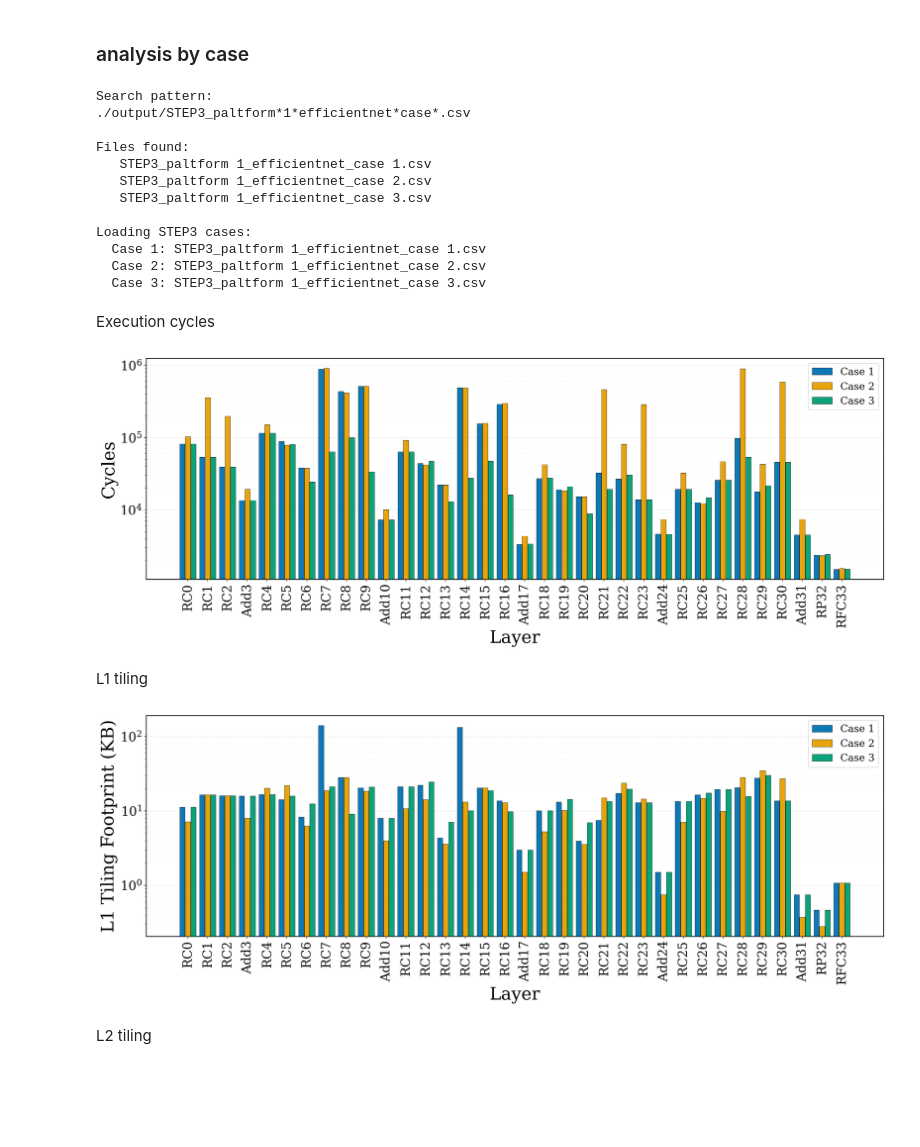
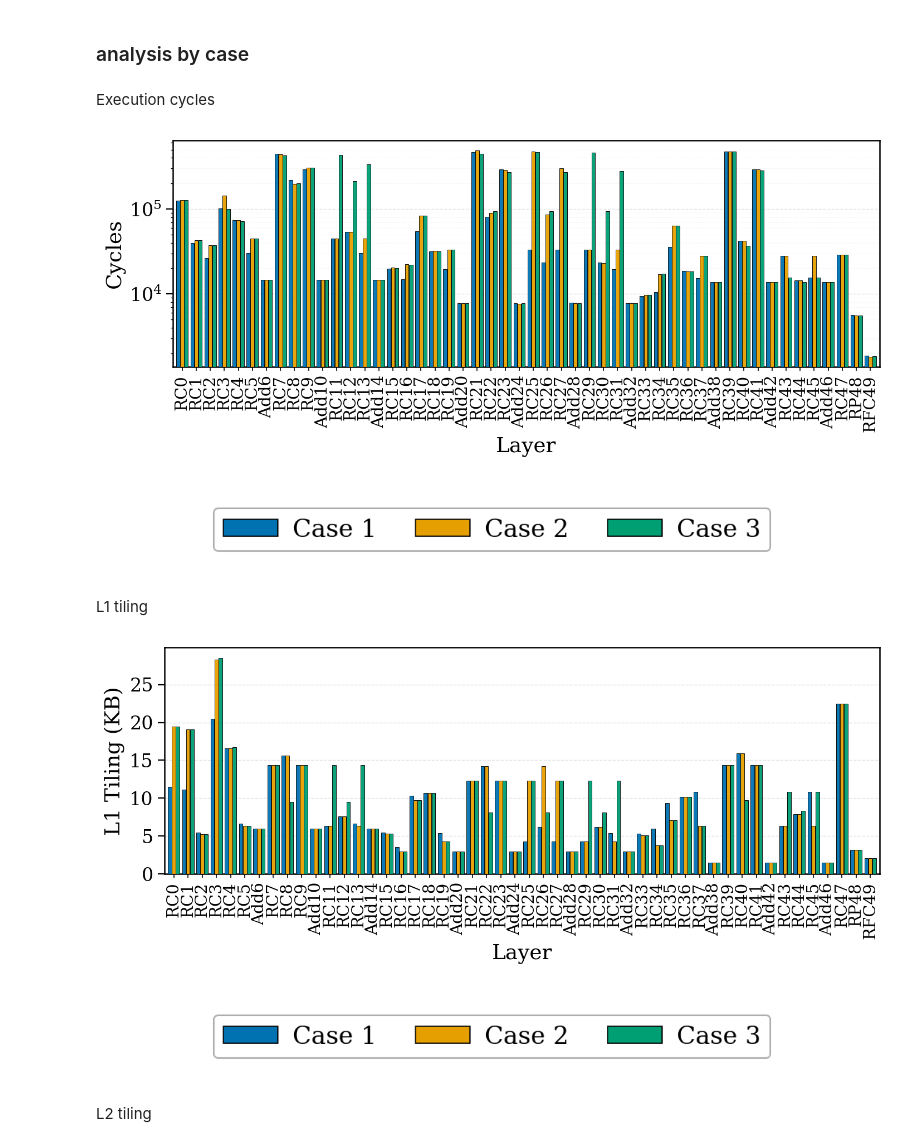
Before and after one commit to balditommaso/mixed-precision-dory, a Jupyter notebook: notebooks/plot.ipynb, the cells around one changed output. Saved outputs shown, nothing was run; the diff lists cells and outputs as text; code cells hidden in the pictures; blank space fills up the shorter version.

```diff
--- a/notebooks/plot.ipynb
+++ b/notebooks/plot.ipynb
@@ -27,10 +29,10 @@ from matplotlib.patches import Patch
 BYTES_PER_KB = 1024.0
 SAVE_FIGURES = False
 
-LABEL_FONT_SIZE = 28
-TICK_FONT_SIZE = 20
-X_TICK_FONT_SIZE = 20
-LEGEND_FONT_SIZE = 16
+LABEL_FONT_SIZE = 32
+TICK_FONT_SIZE = 24
+X_TICK_FONT_SIZE = 28
+LEGEND_FONT_SIZE = 26
 
 plt.rcParams.update({
     "font.family": "serif",
@@ -66,10 +68,10 @@ model_alias = {
 ## Implementation-aware analysis
 # %%
 
-model_name = "efficientnet"
+model_name = "mobilenet_v1"
 pattern = f"./output/STEP1_{model_name}_*.csv"
 
-FIGURE_SIZE = (15, 10)
+FIGURE_SIZE = (20, 8)
 
 
 # ================================================================
@@ -89,7 +91,7 @@ IMPLEMENTATION_STYLES = {
         "label": "Thresholds",
     },
     "lut+thresholds": {
-        "hatch": "xx",         # instead of "///xxx"
+        "hatch": "x",         # instead of "///xxx"
         "label": "LUT + Thresholds",
     },
 }
@@ -692,5 +670,15 @@ plt.close(fig)
 # %% [markdown]
 ## Platform-aware analysis
+# %%
+model_name = "shufflenet"
+platform = 1
+case_number = 1
+FIGURE_SIZE = (10, 4.5)
+
+LABEL_FONT_SIZE = 18
+TICK_FONT_SIZE = 14
+X_TICK_FONT_SIZE = 14
+LEGEND_FONT_SIZE = 16
 # %% [markdown]
 ### plot setup
 # %%
@@ -1194,42 +1276,21 @@ Loaded Platform 3: STEP3_paltform 3_efficientnet_case 1.csv
 # %% [markdown]
 ### analysis by case
-# %%
-model_name = "efficientnet"
-platform = 1
-
-dataframes, case_labels = load_step3_cases(
-    model_name=model_name,
-    platform=platform,
-    output_dir="./output"
-)
-# %% [output]
-Search pattern:
-./output/STEP3_paltform*1*efficientnet*case*.csv
-
-Files found:
-   STEP3_paltform 1_efficientnet_case 1.csv
-   STEP3_paltform 1_efficientnet_case 2.csv
-   STEP3_paltform 1_efficientnet_case 3.csv
-
-Loading STEP3 cases:
-  Case 1: STEP3_paltform 1_efficientnet_case 1.csv
-  Case 2: STEP3_paltform 1_efficientnet_case 2.csv
-  Case 3: STEP3_paltform 1_efficientnet_case 3.csv
 # %% [markdown]
 Execution cycles
 # %%
 plot_cases(
     dataframes=dataframes,
     case_labels=case_labels,
     layer_column="layer_name",
     value_column="num_cycles",
     ylabel="Cycles",
     log_scale=True,
-    figsize=(18, 7),
-    save_path=None
+    figsize=FIGURE_SIZE,
+    save_path=f"./output/images/{model_name}-plt-{platform}-by-case-cycles.pdf"
 )
 # %% [output]
-[figure, old version]
+[figure, new version]
+[figure, added]
 # %% [markdown]
 L1 tiling
 # %%
@@ -1238,14 +1299,15 @@ plot_cases(
     case_labels=case_labels,
     layer_column="layer_name",
     value_column="L1_tiling",
-    ylabel="L1 Tiling Footprint (KB)",
+    ylabel="L1 Tiling (KB)",
     divide_by=1024.0,
-    log_scale=True,
-    figsize=(18, 7),
-    save_path=None
+    log_scale=False,
+    figsize=FIGURE_SIZE,
+    save_path=f"./output/images/{model_name}-plt-{platform}-by-case-l1.pdf"
 )
 # %% [output]
-[figure, old version]
+[figure, new version]
+[figure, added]
 # %% [markdown]
 L2 tiling
 # %%
```
Also changed, not shown: parts of 15 cells of this notebook, 3 other files.
